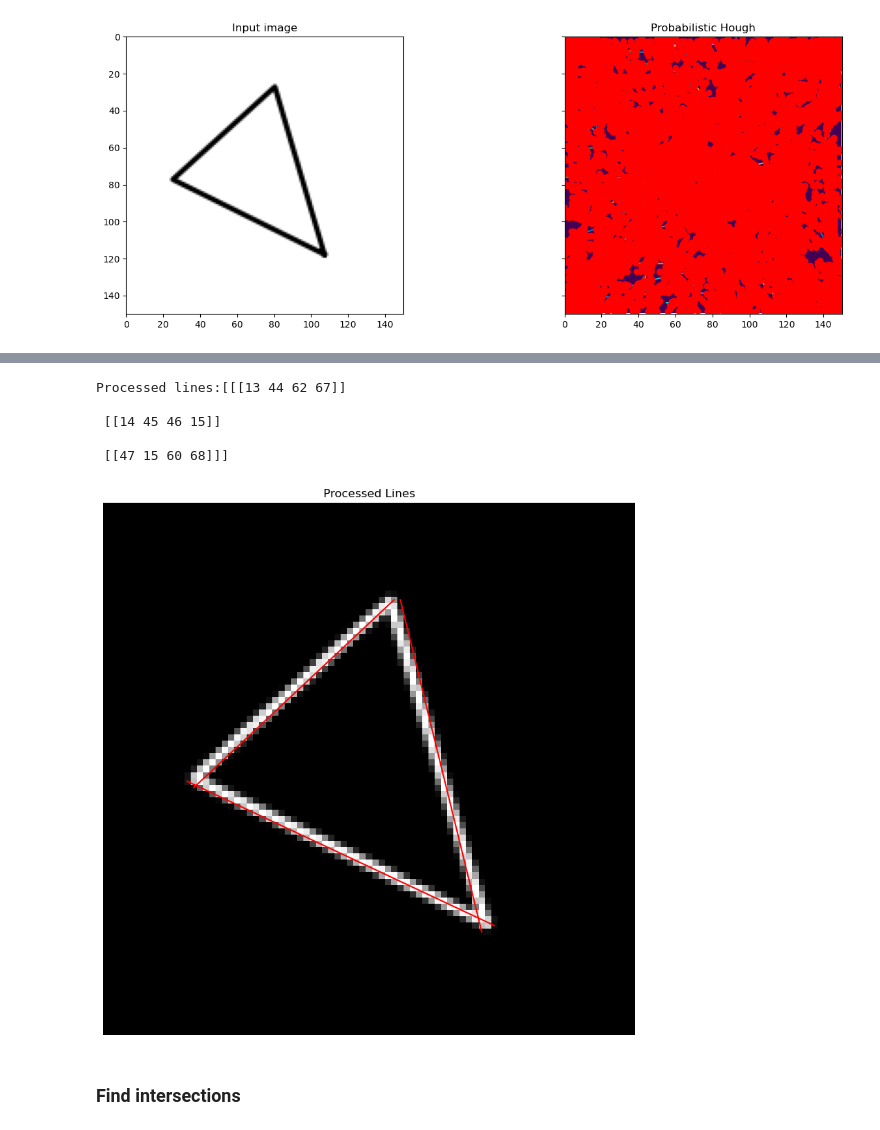
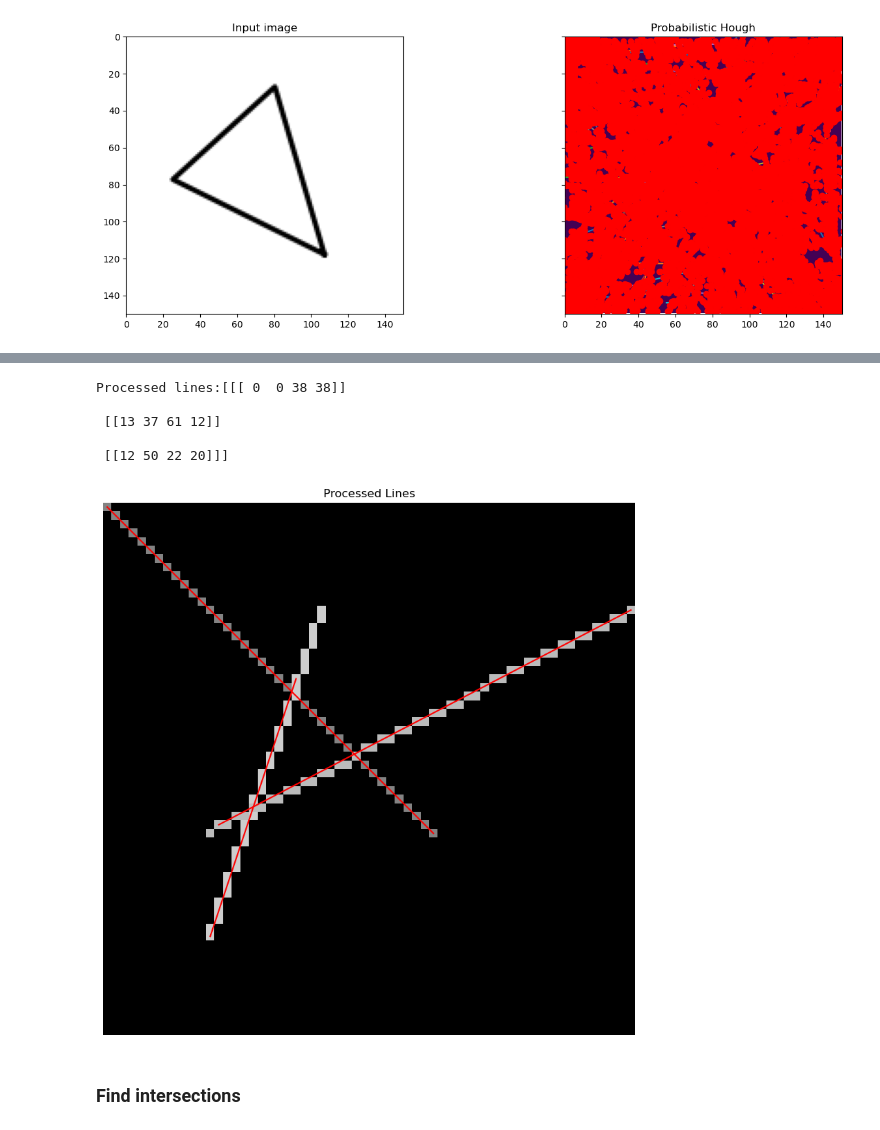
Before and after one commit to NaturalAGI-Lab/NaturalAGI, a Jupyter notebook: src/shapes_detector.ipynb, the cells around one changed output, grey strips where cells are left out. Saved outputs shown, nothing was run; the diff lists cells and outputs as text; code cells hidden in the pictures.

```diff
--- a/src/shapes_detector.ipynb
+++ b/src/shapes_detector.ipynb
@@ -52,7 +52,7 @@ def automatic_line_detection(image):
 
     return lines
 
-image = cv2.imread("../output/triangle_10.png")
+image = cv2.imread("/Users/mlapin/Development/personal/NaturalAGI/tests/test-data/exported_img_comp.png")
 # Run the automatic line detection on the new image
 detected_lines_automatic = automatic_line_detection(image)
 # %% [output]
@@ -287,7 +287,7 @@ def detect_lines_and_intersections(image_path):
     return intersections
 
 # Usage example
-intersections = detect_lines_and_intersections(f'../output/{image_name}_comp.png')
+intersections = detect_lines_and_intersections(f'/Users/mlapin/Development/personal/NaturalAGI/tests/test-data/exported_img_comp.png')
 print(intersections)
 # %% [output]
 TypeError: object of type 'NoneType' has no len()
@@ -299,7 +299,7 @@ from skimage.feature import canny
 from matplotlib import cm
 
 # Line finding using the Probabilistic Hough Transform
-image = cv2.imread(f'../output/{image_name}_comp.png', 0) #Fails if uses as-is due to bright background.
+image = cv2.imread(f'/Users/mlapin/Development/personal/NaturalAGI/tests/test-data/exported_img_comp.png', 0) #Fails if uses as-is due to bright background.
 edges = canny(image, sigma=1.0, low_threshold=10, high_threshold=20)
 lines = probabilistic_hough_line(image, threshold=10, line_length=2, line_gap=7)
 
@@ -588,7 +588,7 @@ Lines: [((48, 148), (93, 0)), ((79, 123), (0, 122)), ((48, 91), (50, 29)), ((46,
 # %%
 # image_name_to_detect = "square"
 image_name_to_detect = "triangle"
-image = cv2.imread(f"{output_folder}/{image_name_to_detect}_comp_inv.png")
+image = cv2.imread(f"/Users/mlapin/Development/personal/NaturalAGI/tests/test-data/exported_img_comp.png")
 image = cv2.cvtColor(image, cv2.COLOR_BGR2GRAY)
 
 # Generating figure 2
@@ -871,44 +871,44 @@ import matplotlib.pyplot as plt
 
 # Load your image here
 image_name_to_detect = "triangle_10"
-image = cv.imread(f"{output_folder}/{image_name_to_detect}_comp_inv.png")
+image = cv.imread(f"/Users/mlapin/Development/personal/NaturalAGI/tests/test-data/exported_img_comp.png")
 
 # Convert the image to grayscale if it's not already
 if len(image.shape) == 3:
     gray = cv.cvtColor(image, cv.COLOR_BGR2GRAY)
 else:
     gray = image
 
 # Detect lines using Hough Transform
 lines = cv2.HoughLinesP(gray, 1, np.pi / 180, threshold=20, lines=None, minLineLength=5, maxLineGap=5)
 
 if lines is None:
     print('No lines detected')
 else:
     # Initialize HoughBundler
     bundler = HoughBundler(min_distance=3, min_angle=10)
 
     # Process lines
     processed_lines = bundler.process_lines(lines)
     print(f"Processed lines:{processed_lines}")
 
     # Plotting
     plt.figure(figsize=(10, 10))
     plt.imshow(cv.cvtColor(image, cv.COLOR_BGR2RGB))  # Convert to RGB for matplotlib
     for line in processed_lines:
         x1, y1, x2, y2 = line[0]
         plt.plot([x1, x2], [y1, y2], 'r')
 
     plt.title('Processed Lines')
     plt.axis('off')
     plt.show()
 # %% [output]
-Processed lines:[[[13 44 62 67]]
+Processed lines:[[[ 0  0 38 38]]
 
- [[14 45 46 15]]
+ [[13 37 61 12]]
 
- [[47 15 60 68]]]
+ [[12 50 22 20]]]
-[figure, old version]
+[figure, new version]
 # %% [markdown]
 ### Find intersections
 # %%
```
Also changed, not shown: parts of 4 cells of this notebook, 5 other files.
